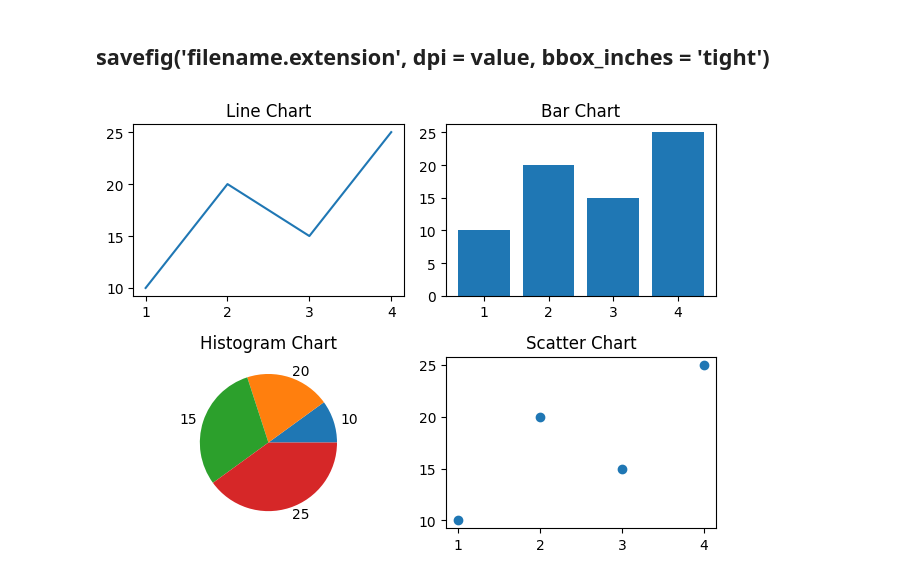
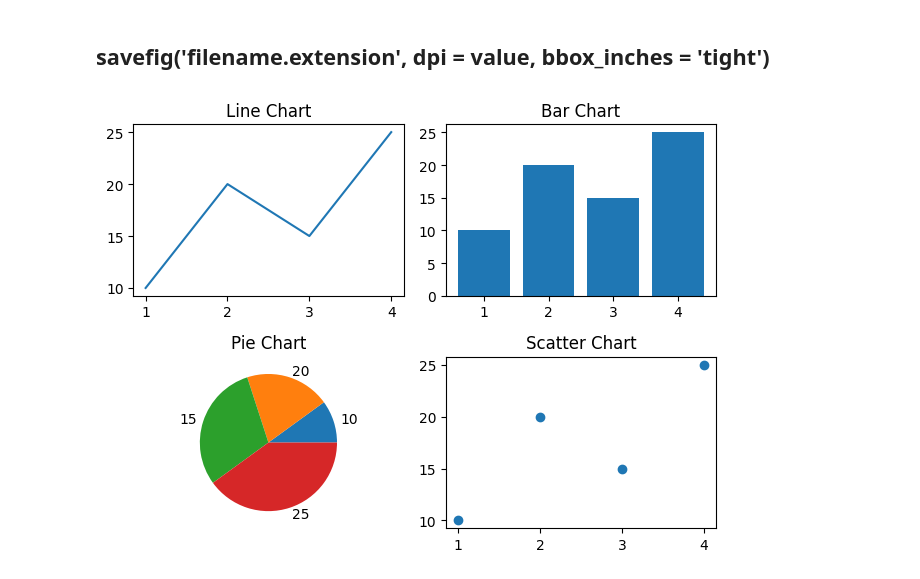
Before and after one commit to Vaishnavi-Gajinkar/Codingwise, a Jupyter notebook: matplotlib/concept_sheet.ipynb, the cells around one changed output. Saved outputs shown, nothing was run; the diff lists cells and outputs as text; code cells hidden in the pictures.

```diff
--- a/matplotlib/concept_sheet.ipynb
+++ b/matplotlib/concept_sheet.ipynb
@@ -186,22 +188,22 @@ plt.show()
 # %%
 plt.subplot(2,2,1)                  # the figure has 2 row, 2 columns, and this the first plot.
 plt.plot(x_vals,y_vals)
 plt.title('Line Chart')
 
 plt.subplot(2,2,2)                  # the figure has 2 row, 2 columns, and this the second plot.
 plt.bar(x_vals,y_vals)
 plt.title('Bar Chart')
 
 plt.subplot(2,2,3)                  # the figure has 2 row, 2 columns, and this the third plot.
 plt.pie(x_vals,labels=y_vals)
-plt.title('Histogram Chart')
+plt.title('Pie Chart')
 
 plt.subplot(2,2,4)                  # the figure has 2 row, 2 columns, and this the fourth plot.
 plt.scatter(x_vals,y_vals)
 plt.title('Scatter Chart')
 
 plt.tight_layout()                  # autofitting size of each charts in the canvas
-plt.savefig('foldername/subplot.png', dpi=300, bbox_inches='tight')
+plt.savefig('subplot.png', dpi=300, bbox_inches='tight')
 plt.show()
 # %% [output]
-[figure, old version]
+[figure, new version]
```
Also changed, not shown: parts of 2 cells of this notebook, 1 other file.
